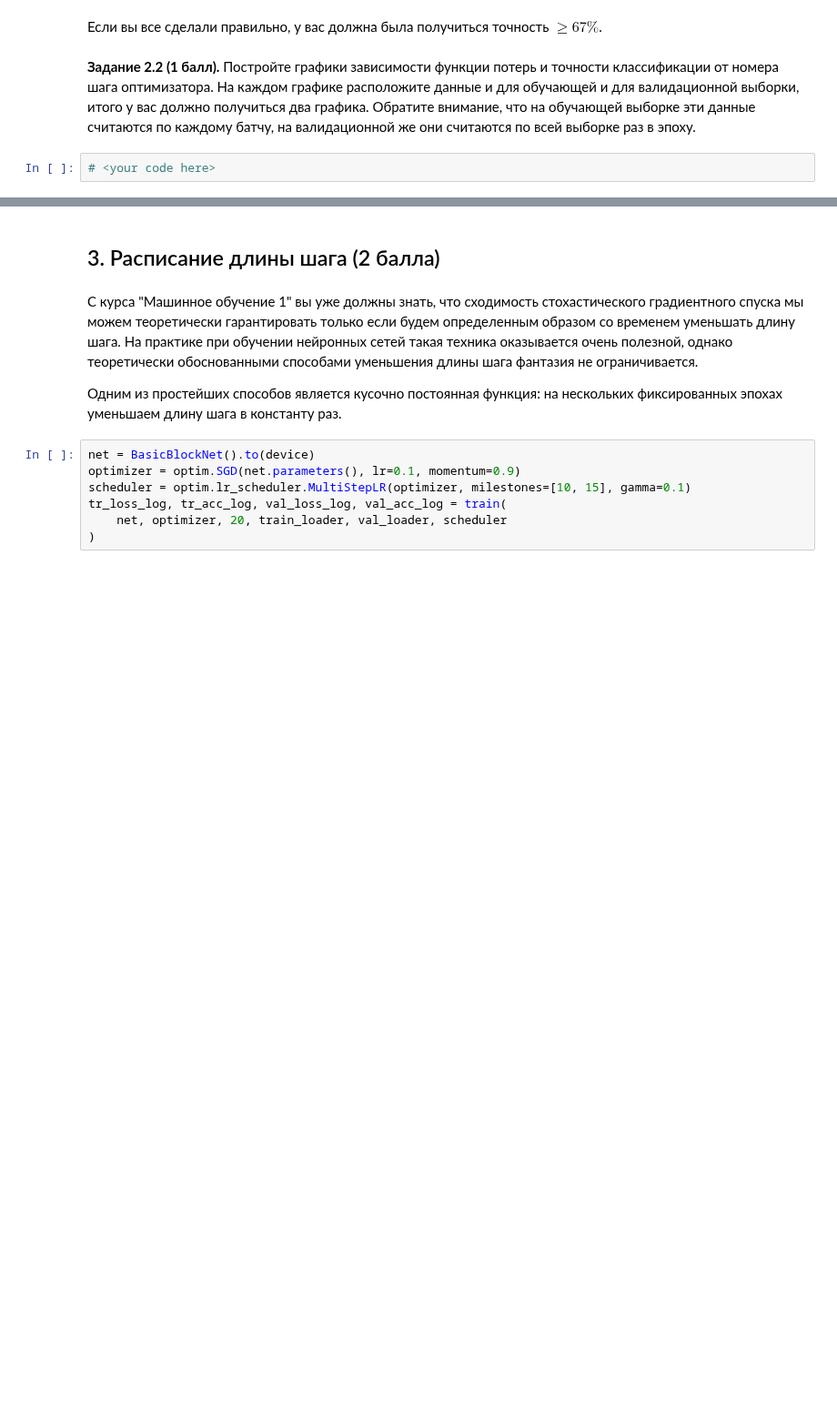
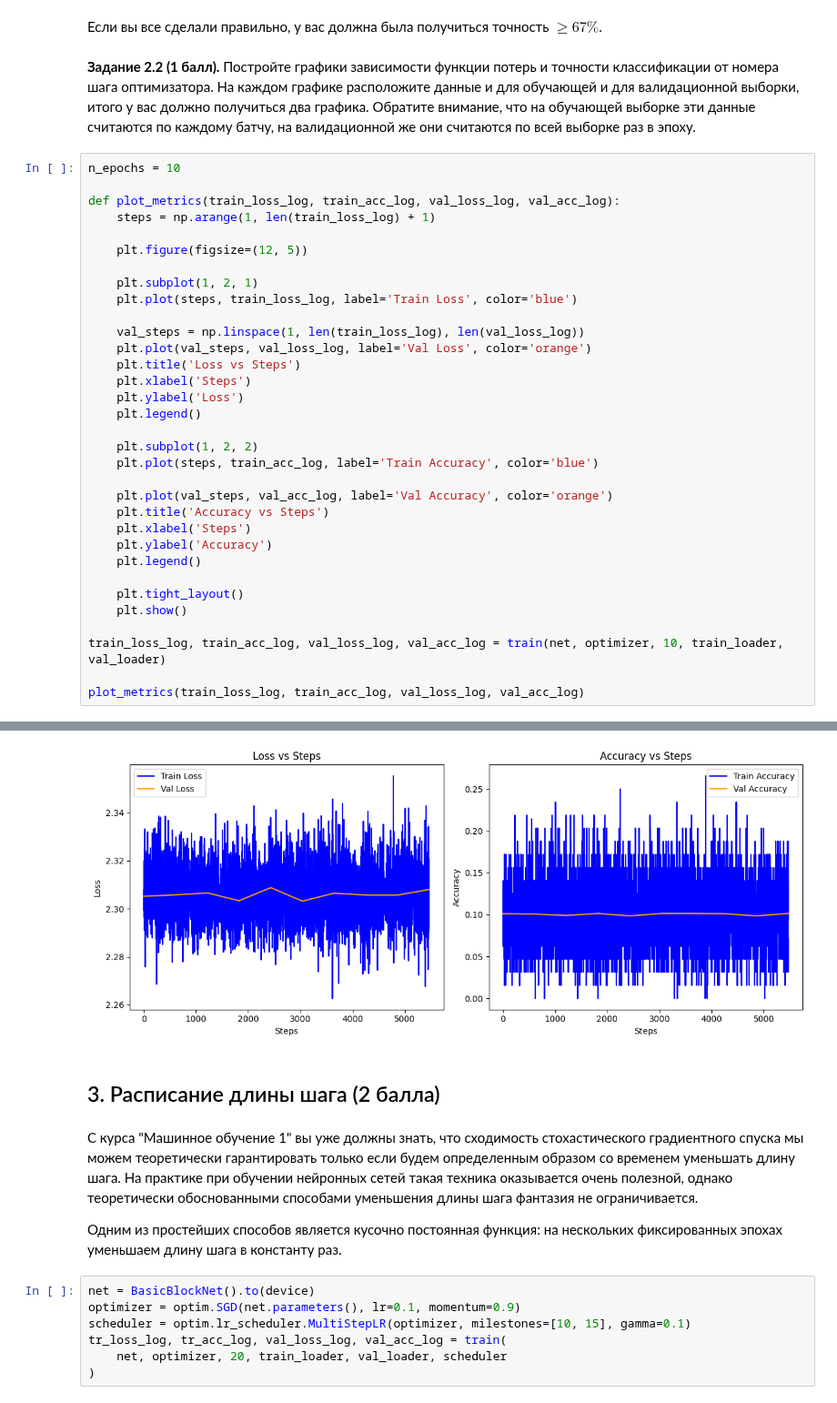
Before and after one commit to PavelMKh/HSE-AI, a Jupyter notebook: DL/HW2_Khomenko.ipynb, the cells around one changed output, grey strips where cells are left out. Shown at 91% size. Cells and saved outputs as stored; diff of their text form; blank space fills up the shorter version.

```diff
--- a/DL/HW2_Khomenko.ipynb
+++ b/DL/HW2_Khomenko.ipynb
@@ -338,5 +346,37 @@ print(f"Test Loss: {test_loss}, Test Accuracy: {test_accuracy}")
 Если вы все сделали правильно, у вас должна была получиться точность $\ge 67\%$.
 # %% [markdown]
 **Задание 2.2 (1 балл).** Постройте графики зависимости функции потерь и точности классификации от номера шага оптимизатора. На каждом графике расположите данные и для обучающей и для валидационной выборки, итого у вас должно получиться два графика. Обратите внимание, что на обучающей выборке эти данные считаются по каждому батчу, на валидационной же они считаются по всей выборке раз в эпоху.
-# %%
-# <your code here>
+# %%
+n_epochs = 10
+
+def plot_metrics(train_loss_log, train_acc_log, val_loss_log, val_acc_log):
+    steps = np.arange(1, len(train_loss_log) + 1)
+
+    plt.figure(figsize=(12, 5))
+
+    plt.subplot(1, 2, 1)
+    plt.plot(steps, train_loss_log, label='Train Loss', color='blue')
+
+    val_steps = np.linspace(1, len(train_loss_log), len(val_loss_log))
+    plt.plot(val_steps, val_loss_log, label='Val Loss', color='orange')
+    plt.title('Loss vs Steps')
+    plt.xlabel('Steps')
+    plt.ylabel('Loss')
+    plt.legend()
+
+    plt.subplot(1, 2, 2)
+    plt.plot(steps, train_acc_log, label='Train Accuracy', color='blue')
+
+    plt.plot(val_steps, val_acc_log, label='Val Accuracy', color='orange')
+    plt.title('Accuracy vs Steps')
+    plt.xlabel('Steps')
+    plt.ylabel('Accuracy')
+    plt.legend()
+
+    plt.tight_layout()
+    plt.show()
+
+train_loss_log, train_acc_log, val_loss_log, val_acc_log = train(net, optimizer, 10, train_loader, val_loader)
+
+plot_metrics(train_loss_log, train_acc_log, val_loss_log, val_acc_log)
+# %% [output]
@@ -343,3 +400,4 @@ print(f"Test Loss: {test_loss}, Test Accuracy: {test_accuracy}")
+[figure, added]
 # %% [markdown]
 ## 3. Расписание длины шага (2 балла)
 # %% [markdown]
```
Also changed, not shown: parts of 3 cells of this notebook.
